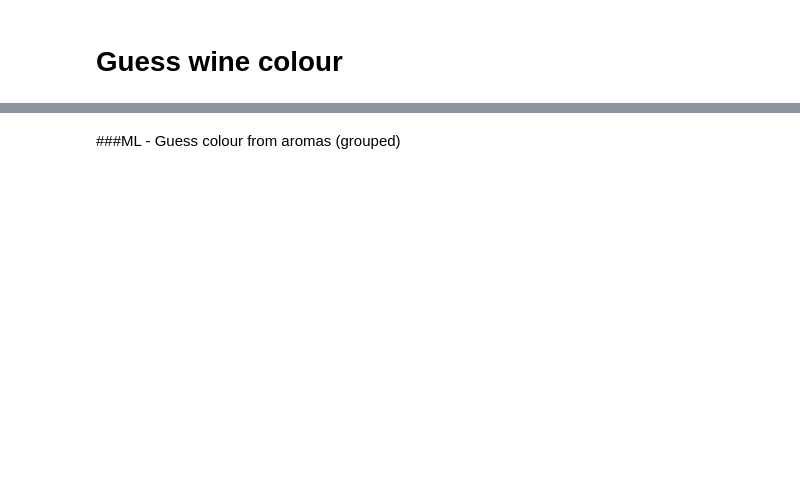
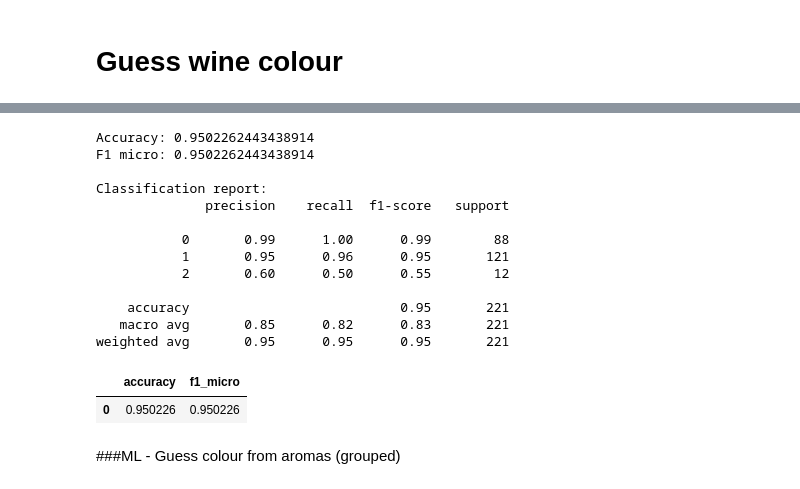
Before and after one commit to Perciii/WineBlindTasting, a Jupyter notebook: ml_blind_tasting.ipynb, the cells around one changed output, grey strips where cells are left out. Drawn from its saved outputs; the diff is of its cells as text; code cells hidden in the pictures; blank space fills up the shorter version.

```diff
--- a/ml_blind_tasting.ipynb
+++ b/ml_blind_tasting.ipynb
@@ -378,7 +363,29 @@ df = clean_tasting_notes_df(df)
 df = encode_basic_fields(df)
 df = add_grouped_aroma_features(df, GROUPED_AROMAS)
 
-# Inspect
+# =========================
+# 7) Prepared dataset for experiments
+# =========================
+
+df_model = df.copy()
+
+# Common columns you usually don't want as features
+NON_FEATURE_COLS = {
+    "wineColourId", "wineName", "wineSubColour", "varieties",
+    "ownerUid", "photoAssetIds", "photoPaths", "tastingDate",
+    "aromas", "flavours", "clean", "isVintage", "tanninNature", "year"
+}
+
+# Basic targets available
+AVAILABLE_TARGETS = [c for c in ["wineColourId", "qualityLevelId"] if c in df_model.columns]
+print("Available targets:", AVAILABLE_TARGETS)
+
+# Sanity: ensure aroma-group columns exist
+aroma_group_cols = list(GROUPED_AROMAS.keys())
+missing_groups = [c for c in aroma_group_cols if c not in df_model.columns]
+print("Missing aroma groups:", missing_groups)
+
+"""# Inspect
 report_dataset_health(df, target_col="wineColourId")
 
 # Build colour dataset
@@ -396,5 +403,5 @@ model, metrics = train_evaluate_classifier(X, y)
 
 # Train aroma-only classifier
 X_aroma = df[list(GROUPED_AROMAS.keys())]
-model_aroma, metrics_aroma = train_evaluate_classifier(X_aroma, y)
+model_aroma, metrics_aroma = train_evaluate_classifier(X_aroma, y)"""
 # %% [output]
@@ -520,2 +415,36 @@ Test:
+# %%
+# =========================
+# Experiment A: Wine colour from structured fields (+ grouped aromas if you want)
+# =========================
+
+target_col = "wineColourId"
+df_colour = df_model.dropna(subset=[target_col]).copy()
+
+# Option 1: Whole note (structured) but exclude free text fields
+X_whole = df_colour.drop(columns=[c for c in (NON_FEATURE_COLS | {target_col}) if c in df_colour.columns], errors="ignore")
+y_colour = df_colour[target_col]
+
+# Ensure booleans are numeric (sklearn trees can handle bool, but being explicit helps)
+for c in X_whole.select_dtypes(include=["bool"]).columns:
+    X_whole[c] = X_whole[c].astype(int)
+
+model_whole, metrics_whole = train_evaluate_classifier(X_whole, y_colour)
+metrics_whole
+# %% [output]
+Accuracy: 0.9502262443438914
+F1 micro: 0.9502262443438914
+
+Classification report:
+              precision    recall  f1-score   support
+
+           0       0.99      1.00      0.99        88
+           1       0.95      0.96      0.95       121
+           2       0.60      0.50      0.55        12
+
+    accuracy                           0.95       221
+   macro avg       0.85      0.82      0.83       221
+weighted avg       0.95      0.95      0.95       221
+|  | accuracy | f1_micro |
+| 0 | 0.950226 | 0.950226 |
 # %% [markdown]
 ###ML - Guess colour from aromas (grouped)
```
Also changed, not shown: parts of 30 cells of this notebook.
